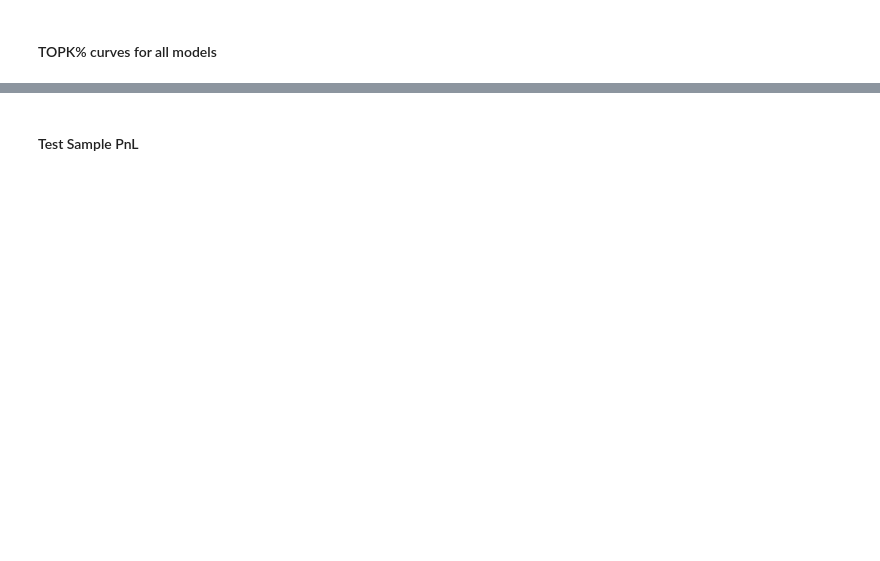
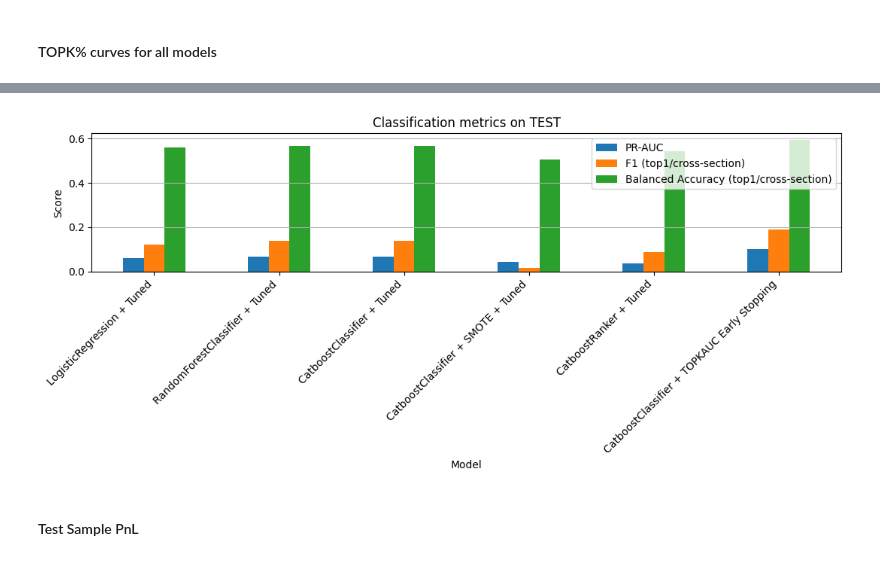
Before and after one commit to B0R0koko/pump-and-dump-prediction, a Jupyter notebook: src/analysis/research_notebook.ipynb, the cells around one changed output, grey strips where cells are left out. Saved outputs shown, nothing was run; the diff lists cells and outputs as text; code cells hidden in the pictures; blank space fills up the shorter version.

```diff
--- a/src/analysis/research_notebook.ipynb
+++ b/src/analysis/research_notebook.ipynb
@@ -870,0 +892,19 @@ plt.savefig("images/topkp_auc_test.png")
+# %%
+classification_rows: List[Dict[str, float | str]] = []
+
+for experiment in tqdm(experiments):
+    name: str = experiment.get_experiment_name()
+    sample: Sample = experiment.get_sample()
+    model: ImplementsRank = experiment.get_model()
+    dataset: Dataset = sample.get_dataset(DatasetType.TEST)
+
+    classification_rows.append({
+        "Model": name,
+        "PR-AUC": calculate_pr_auc(model=model, dataset=dataset),
+        "F1 (top1/cross-section)": calculate_f1(model=model, dataset=dataset, decision_rule="top1_per_cross_section"),
+        "Balanced Accuracy (top1/cross-section)": calculate_balanced_accuracy(model=model, dataset=dataset, decision_rule="top1_per_cross_section"),
+    })
+
+df_classification_metrics: pd.DataFrame = pd.DataFrame(classification_rows).set_index("Model")
+styled = df_classification_metrics.style.apply(highlight_max, axis=0).format("{:.4f}")
+styled
@@ -871,3 +925,16 @@ plt.savefig("images/topkp_auc_test.png")
+# %%
+plot_cols = [c for c in cols if c in df_classification_metrics.index]
+
+ax = df_classification_metrics.loc[plot_cols].plot(kind="bar", figsize=(11, 5))
+ax.set_title("Classification metrics on TEST")
+ax.set_ylabel("Score")
+ax.set_xlabel("Model")
+plt.xticks(rotation=45, ha="right")
+plt.grid(axis="y")
+plt.tight_layout()
+plt.savefig("images/classification_metrics_test.png")
+# %% [output]
+[figure, added]
 # %% [markdown]
 <h4>Test Sample PnL</h4>
 # %%
```
Also changed, not shown: parts of 61 cells of this notebook, 28 other files.
